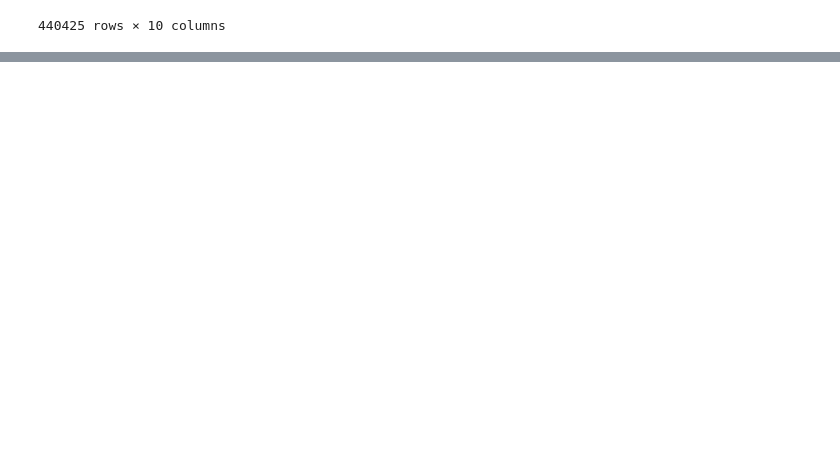
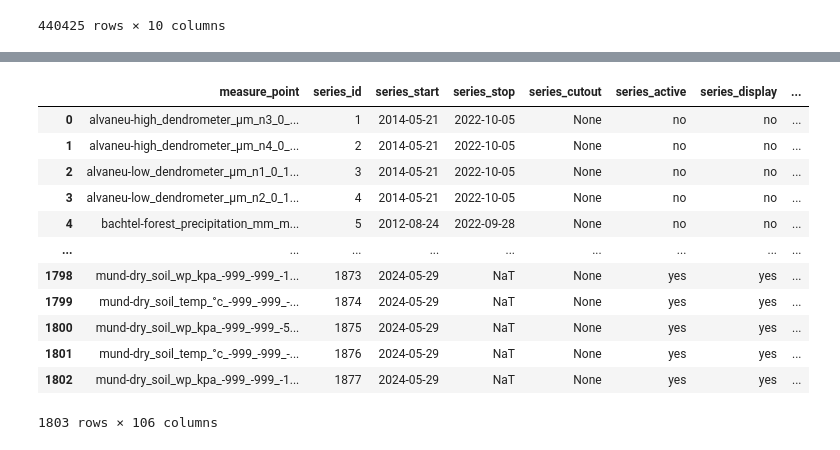
Before and after one commit to treenet/treenetai, a Jupyter notebook: task_scripts/raw_data_elaboration.ipynb, the cells around one changed output, grey strips where cells are left out. Cells and saved outputs as stored; diff of their text form; code cells hidden in the pictures; blank space fills up the shorter version.

```diff
--- a/task_scripts/raw_data_elaboration.ipynb
+++ b/task_scripts/raw_data_elaboration.ipynb
@@ -316,0 +337,19 @@ combined_data[2]
+# %%
+index_names = meta.loc[ meta['tree_species'].isin(['aria', 'decidua', 'robur']) ].series_id.to_list()
+metadata = meta[meta.series_id.isin(index_names) == False].reset_index(drop=True)  # NOTE: removes rare species from metadata
+# %%
+metadata
+# %% [output]
+|  | measure_point | series_id | series_start | series_stop | series_cutout | series_active | series_display | ... |
+| 0 | alvaneu-high_dendrometer_µm_n3_0_... | 1 | 2014-05-21 | 2022-10-05 | None | no | no | ... |
+| 1 | alvaneu-high_dendrometer_µm_n4_0_... | 2 | 2014-05-21 | 2022-10-05 | None | no | no | ... |
+| 2 | alvaneu-low_dendrometer_µm_n1_0_1... | 3 | 2014-05-21 | 2022-10-05 | None | no | no | ... |
+| 3 | alvaneu-low_dendrometer_µm_n2_0_1... | 4 | 2014-05-21 | 2022-10-05 | None | no | no | ... |
+| 4 | bachtel-forest_precipitation_mm_m... | 5 | 2012-08-24 | 2022-09-28 | None | no | no | ... |
+| ... | ... | ... | ... | ... | ... | ... | ... | ... |
+| 1798 | mund-dry_soil_wp_kpa_-999_-999_-1... | 1873 | 2024-05-29 | NaT | None | yes | yes | ... |
+| 1799 | mund-dry_soil_temp_°c_-999_-999_-... | 1874 | 2024-05-29 | NaT | None | yes | yes | ... |
+| 1800 | mund-dry_soil_wp_kpa_-999_-999_-5... | 1875 | 2024-05-29 | NaT | None | yes | yes | ... |
+| 1801 | mund-dry_soil_temp_°c_-999_-999_-... | 1876 | 2024-05-29 | NaT | None | yes | yes | ... |
+| 1802 | mund-dry_soil_wp_kpa_-999_-999_-1... | 1877 | 2024-05-29 | NaT | None | yes | yes | ... |
+1803 rows × 106 columns
```
Also changed, not shown: parts of 18 cells of this notebook, 8 other files.
